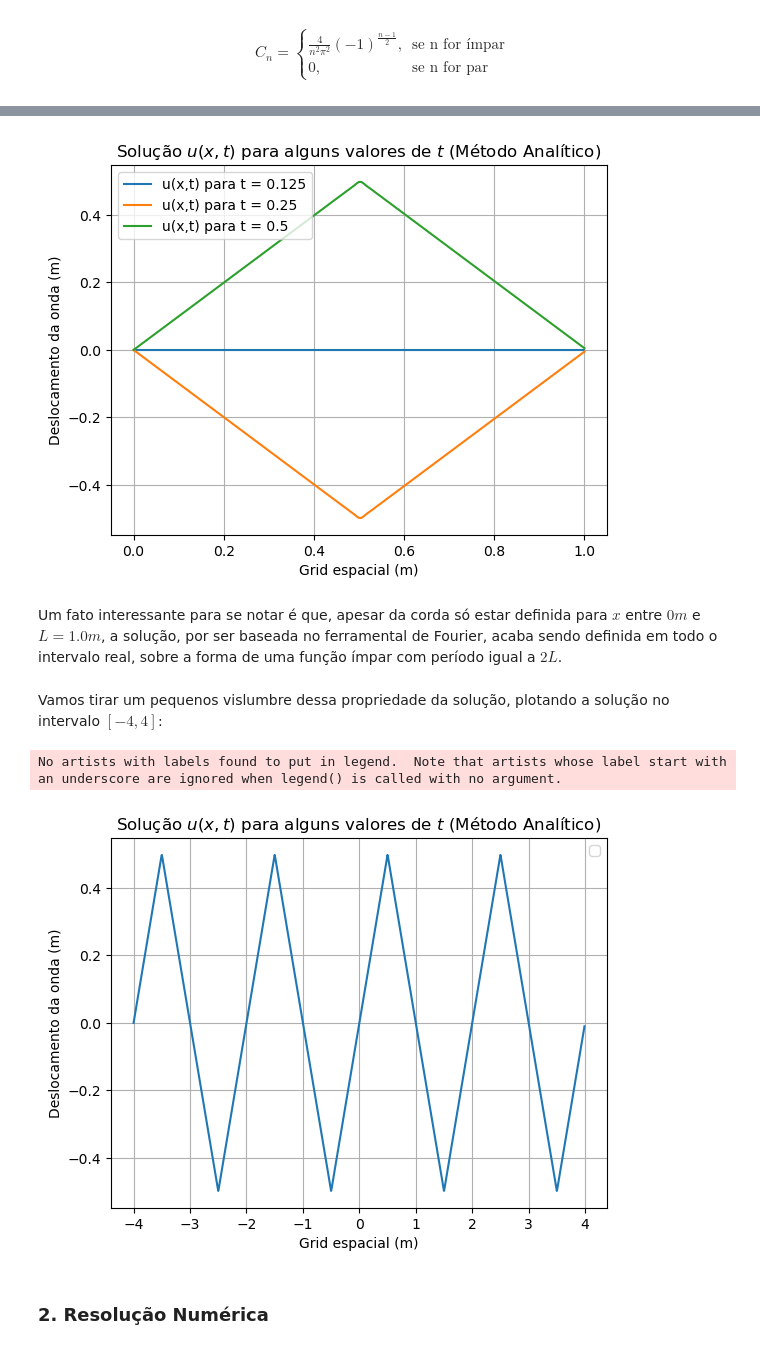
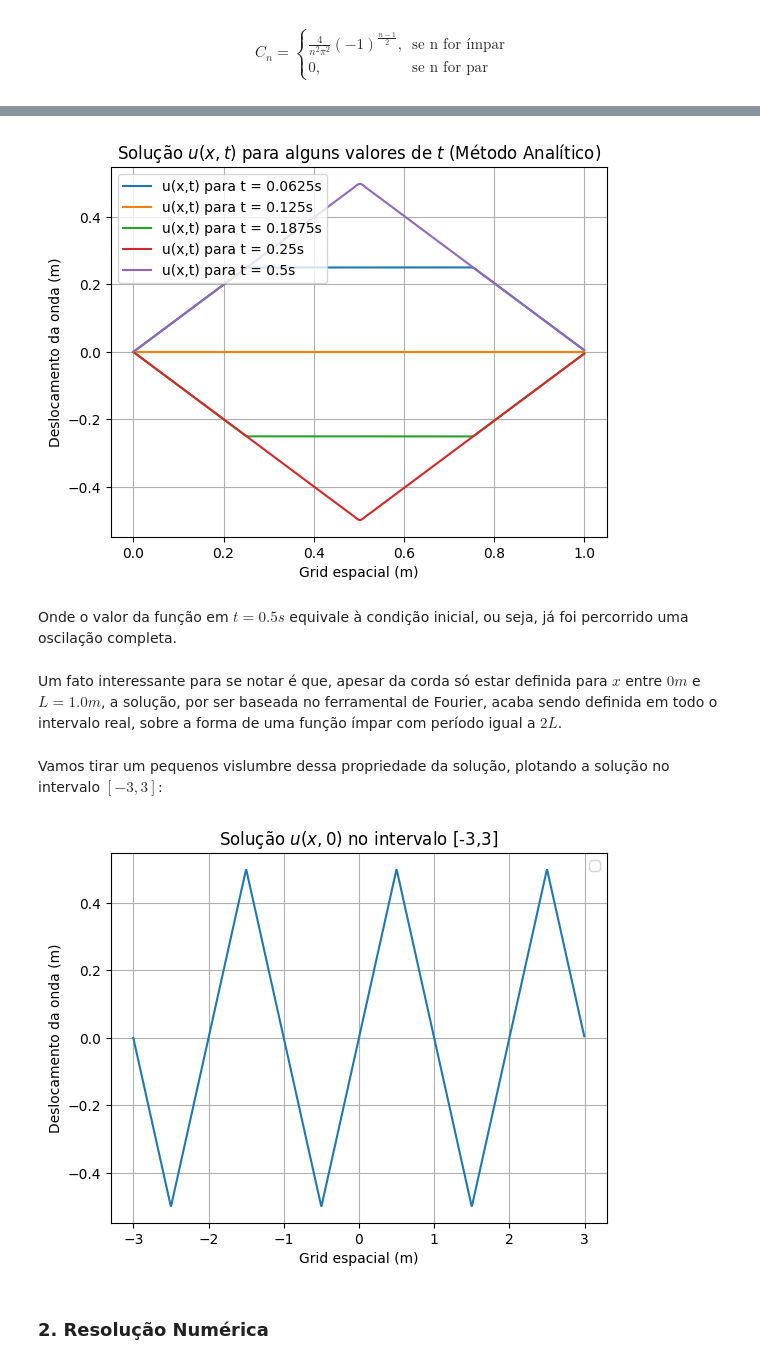
Before and after one commit to PETfisicaUFRN/PET.py, a Jupyter notebook: Rascunhos/Equação de Onda.ipynb, the cells around one changed output, grey strips where cells are left out. Saved outputs shown, nothing was run; the diff lists cells and outputs as text; code cells hidden in the pictures.

```diff
--- a/Rascunhos/Equação de Onda.ipynb
+++ b/Rascunhos/Equação de Onda.ipynb
@@ -250,37 +264,37 @@ def C(n):
     else:
         return (4/(n**2*pi**2))*(-1)**((n-1)/2)
 # %%
-a = 0 # Mínimo espacial (à esquerda)
-L = 1 # b é o máximo espacial (à direita), que coindice com o
+a = 0 # Extremidade à esquerda
+L = 1 # Extremidade à direita
 N = 201 # Número de repartições do intervalo
 v = 4 # Parametro (velocidade) da equação de onda
 dx = (L-a)/N # Espaçamendo do grid espacial
 xs = np.linspace(a,L,N) # Grid espacial
 u_x_0 = np.zeros(N, float)
 
-Max = 100
+Max = 100 # O valor máximo de coeficientes Cn que usaremos
 Cn = np.zeros(Max, float)
 for n in range(1,Max):
     Cn[n] = C(n)
 
-tempos = [0.125, 0.25, 0.5]
+tempos = [0.0625, 0.125, 0.1875, 0.25, 0.5] # Array com os instantes de tempo em que analisaremos a onda
 
-u_x_t_fourier = []
+u_x_t_fourier = [] # Lista para salvar a solução u(x,t) em cada t usando o método analítico
 
 for t in tempos:
-    u_x_t = np.zeros(N, float)
-    for i in range(N):
+    u_x_t = np.zeros(N, float) # Cria um array vazio equivalente à grade espacial
+    for i in range(N): # Percorre todo o grid espacial no dado tempo t iniciado no for anterior, com passos de dx
         aux = 0
-        for n in range(Max):
+        for n in range(Max): # Para cada ponto do grid espacial, terá esse somatório que convirgirá para o valor da função naquele dado ponto
             aux+= Cn[n]*sin(n*pi*(i*dx)/L)*cos(v*n*pi*t/L)
         u_x_t[i] = aux
 
-    u_x_t_fourier.append(u_x_t)
+    u_x_t_fourier.append(u_x_t) # Adiciona a solução u(x,t) no dado tempo t à lista anteriormente criada
 
-    plt.plot(xs,u_x_t, label = f'u(x,t) para t = {t}')
+    plt.plot(xs,u_x_t, label = f'u(x,t) para t = {t}s') # Plota a solução u(x,t) no tempo em questão.
 
 
-u_x_t_fourier = np.array(u_x_t_fourier)
+u_x_t_fourier = np.array(u_x_t_fourier) # Apenas para transformar a lista num array
 
 
 
@@ -291,40 +305,36 @@ plt.grid()
 plt.legend()
 plt.show()
 # %% [output]
-[figure, old version]
+[figure, new version]
+# %% [markdown]
+Onde o valor da função em $t = 0.5s$ equivale à condição inicial, ou seja, já foi percorrido uma oscilação completa.
 # %% [markdown]
 Um fato interessante para se notar é que, apesar da corda só estar definida para $x$ entre $0m$ e $L = 1.0m$, a solução, por ser baseada no ferramental de Fourier, acaba sendo definida em todo o intervalo real, sobre a forma de uma função ímpar com período igual a $2L$.
 # %% [markdown]
-Vamos tirar um pequenos vislumbre dessa propriedade da solução, plotando a solução no intervalo $[-4,4]$:
+Vamos tirar um pequenos vislumbre dessa propriedade da solução, plotando a solução no intervalo $[-3,3]$:
 # %%
-o = 0.01
-xs = np.arange(-4,4,o)
+# Para t = 0
+xs3 = np.arange(-3,3,dx)
+u_x_t = np.zeros(len(xs3), float)
 
-
-
-# Para t = 0
-u_x_t = np.zeros(len(xs), float)
-
-for i in range(len(xs)):
-
+for i in range(len(xs3)):
     aux = 0
     for n in range(Max):
-        aux+= Cn[n]*sin(n*pi*(xs[i])/L)*cos(v*n*pi*0/L)
+        aux+= Cn[n]*sin(n*pi*(xs3[i])/L)*cos(v*n*pi*0/L)
     u_x_t[i] = aux
 
 
 
 
-plt.plot(xs,u_x_t)
+plt.plot(xs3,u_x_t)
 plt.xlabel("Grid espacial (m)")
 plt.ylabel("Deslocamento da onda (m)")
-plt.title("Solução $u(x,t)$ para alguns valores de $t$ (Método Analítico)")
+plt.title("Solução $u(x,0)$ no intervalo [-3,3]")
 plt.grid()
 plt.legend()
 plt.show()
 # %% [output]
-No artists with labels found to put in legend.  Note that artists whose label start with an underscore are ignored when legend() is called with no argument.
-[figure, old version]
+[figure, new version]
 # %% [markdown]
 ### 2. **Resolução Numérica**
 # %% [markdown]
```
Also changed, not shown: parts of 108 cells of this notebook.
